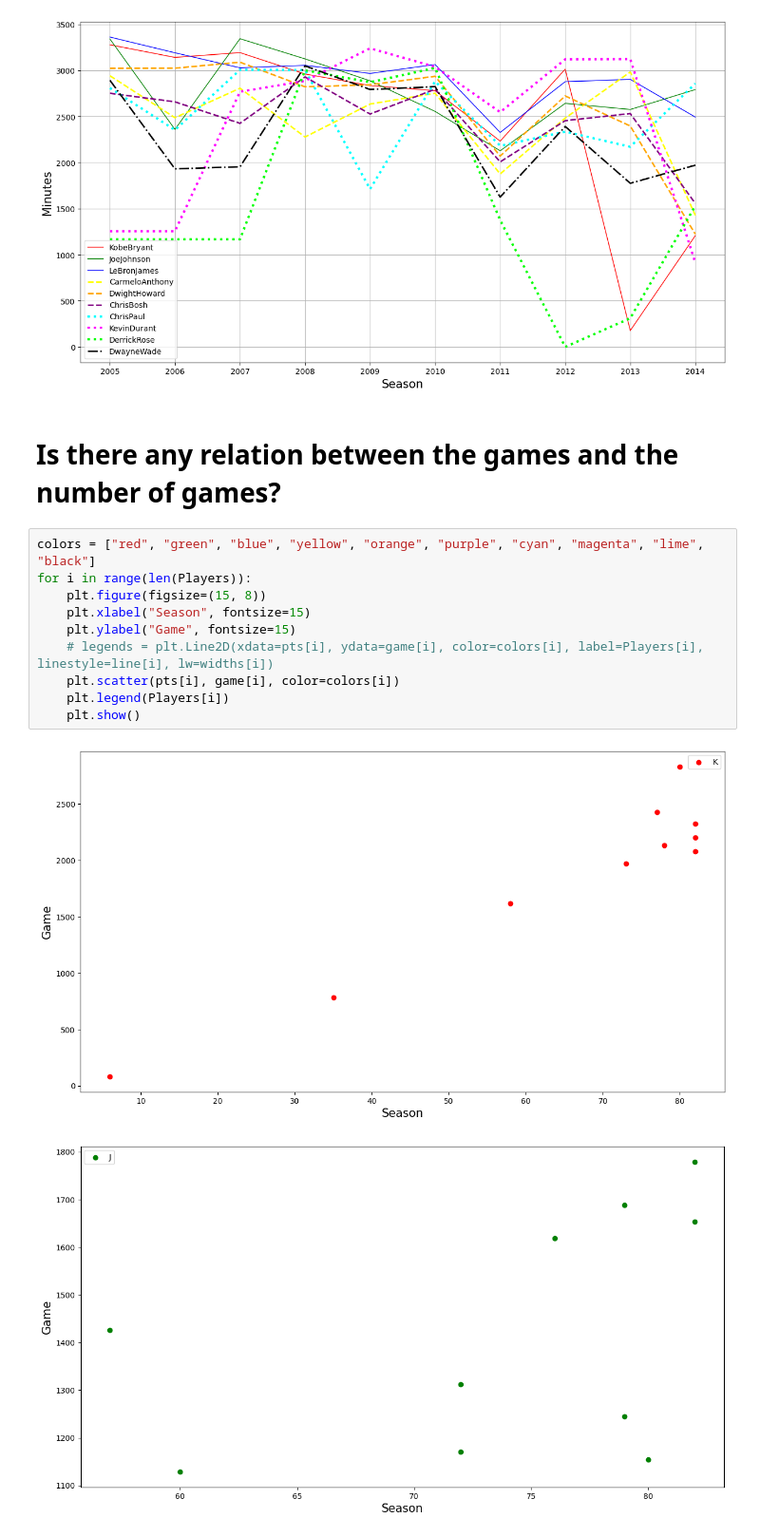
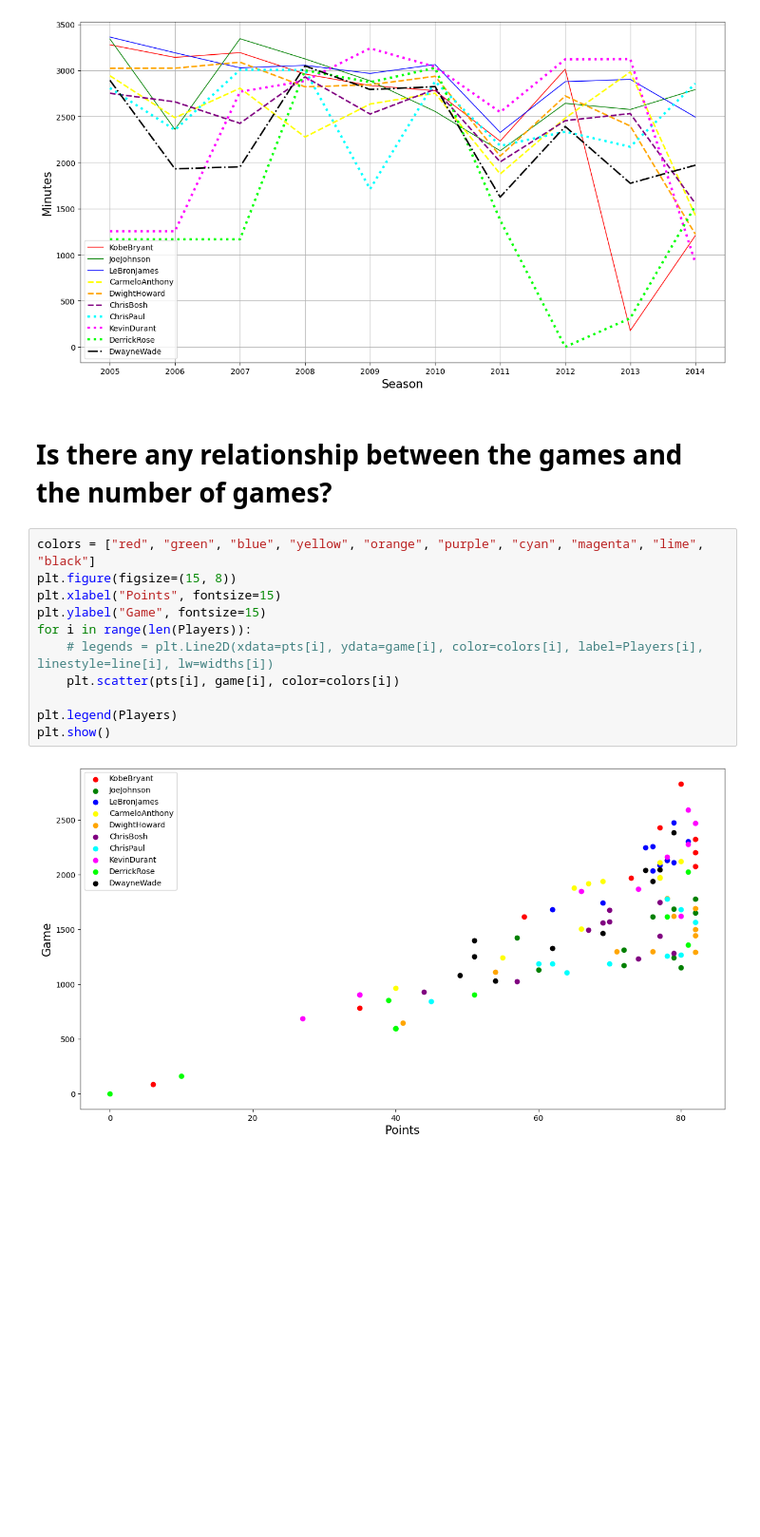
Before and after one commit to RyannKim327/Python-Programming-Compillation, a Jupyter notebook: Data Structures and Algorithm/Jupyter Notebook/basketball.ipynb, the cells around one changed output. Shown at 95% size. Saved outputs shown, nothing was run; the diff lists cells and outputs as text; blank space fills up the shorter version.

```diff
--- a/Data Structures and Algorithm/Jupyter Notebook/basketball.ipynb
+++ b/Data Structures and Algorithm/Jupyter Notebook/basketball.ipynb
@@ -183,17 +184,17 @@ plt.show()
 # %% [output]
 [figure]
 # %% [markdown]
-# Is there any relation between the games and the number of games?
+# Is there any relationship between the games and the number of games?
 # %%
 colors = ["red", "green", "blue", "yellow", "orange", "purple", "cyan", "magenta", "lime", "black"]
+plt.figure(figsize=(15, 8))
+plt.xlabel("Points", fontsize=15)
+plt.ylabel("Game", fontsize=15)
 for i in range(len(Players)):
-    plt.figure(figsize=(15, 8))
-    plt.xlabel("Season", fontsize=15)
-    plt.ylabel("Game", fontsize=15)
     # legends = plt.Line2D(xdata=pts[i], ydata=game[i], color=colors[i], label=Players[i], linestyle=line[i], lw=widths[i])
     plt.scatter(pts[i], game[i], color=colors[i])
-    plt.legend(Players[i])
-    plt.show()
+
+plt.legend(Players)
+plt.show()
 # %% [output]
-[figure, old version]
+[figure, new version]
-[figure, removed]
```
Also changed, not shown: parts of 2 cells of this notebook.
